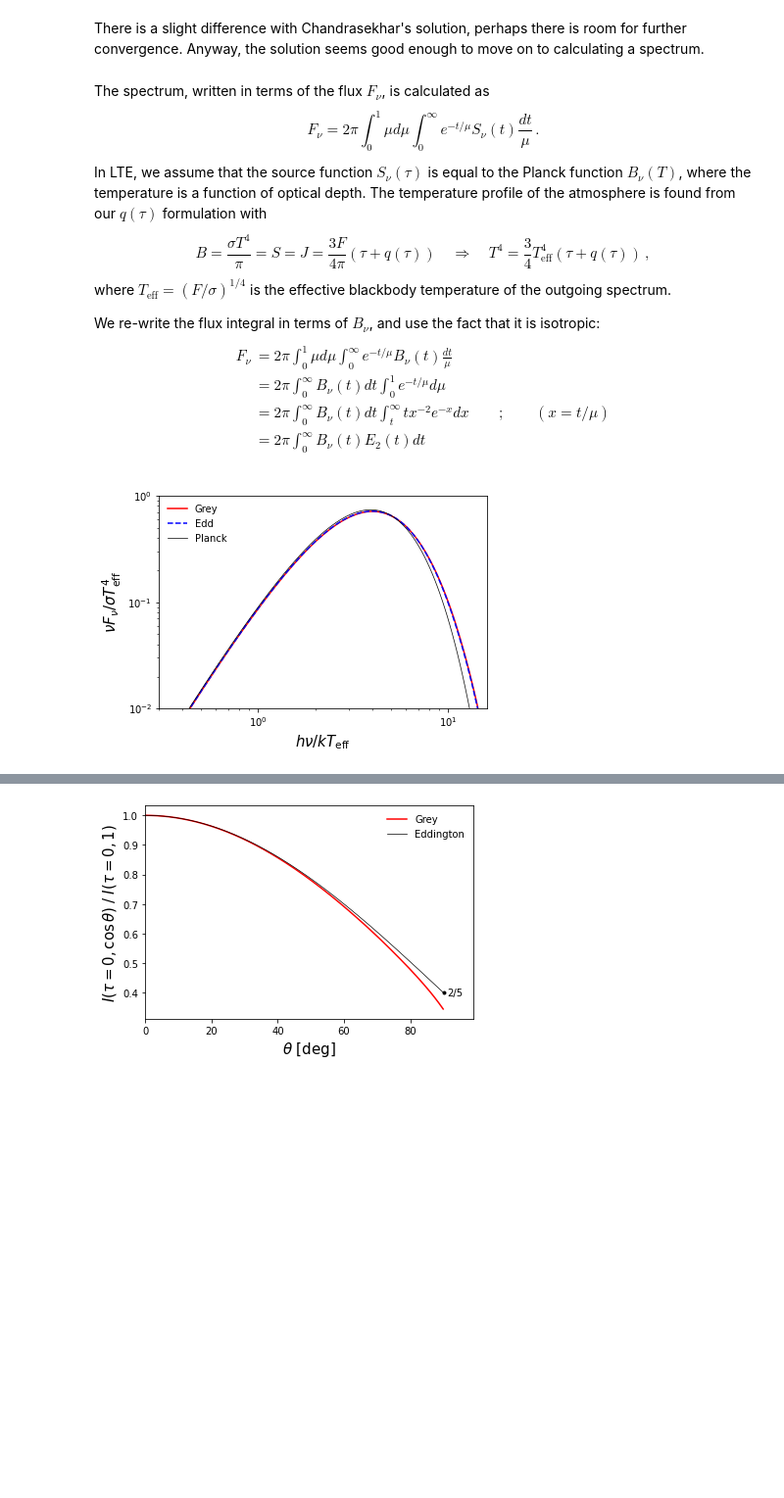
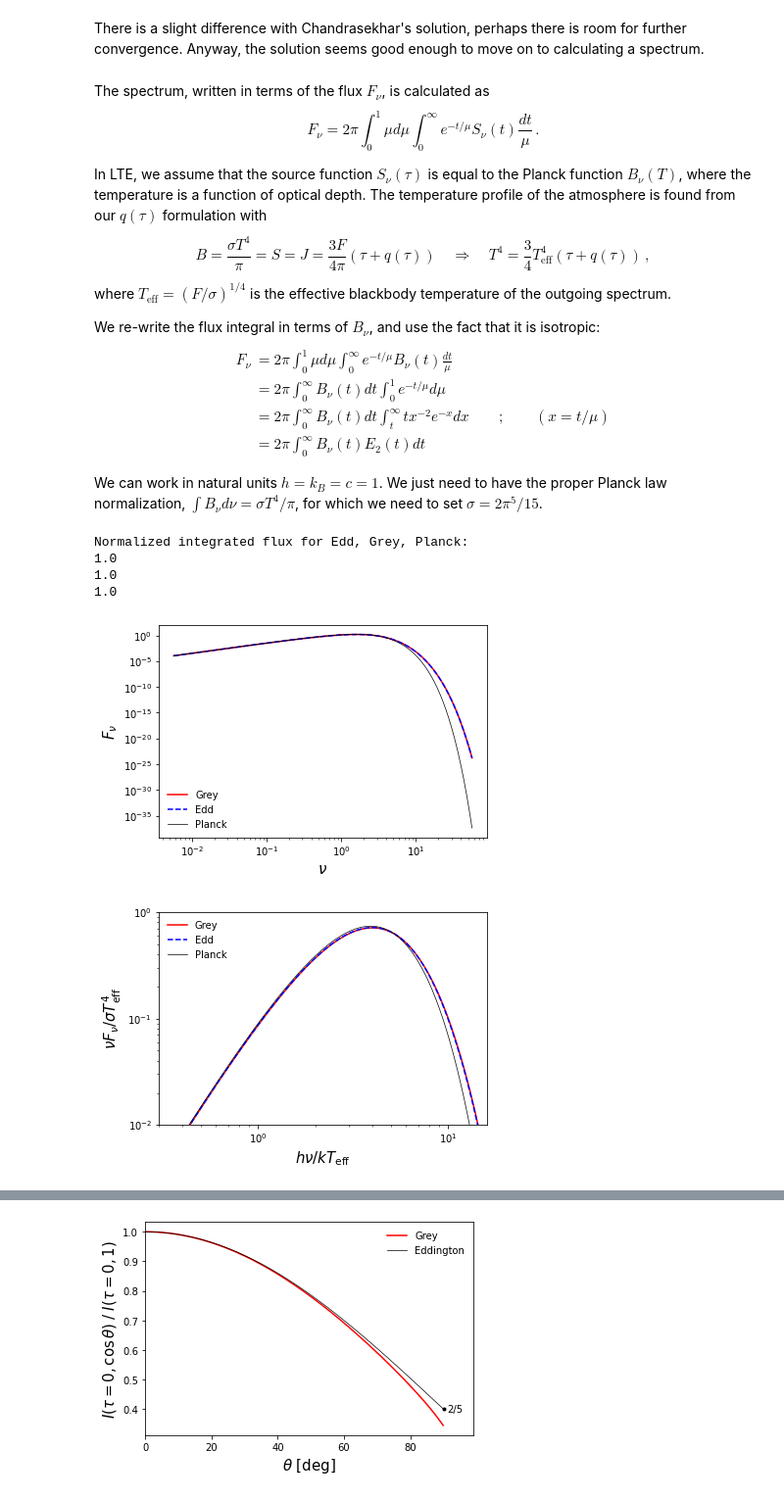
Before and after one commit to simonguichandut/phys642, a Jupyter notebook: grey_atmosphere.ipynb, the cells around one changed output, grey strips where cells are left out. Shown at 98% size. Cells and saved outputs as stored; diff of their text form; code cells hidden in the pictures; blank space fills up the shorter version.

Commit message:
added non-normalized spectrum

```diff
--- a/grey_atmosphere.ipynb
+++ b/grey_atmosphere.ipynb
@@ -178,8 +171,10 @@ There is a slight difference with Chandrasekhar's solution, perhaps there is roo
 # %% [markdown]
 The spectrum, written in terms of the flux $F_\nu$, is calculated as
 $$F_\nu=2\pi\int_0^1\mu d\mu\int_0^\infty e^{-t/\mu}S_\nu(t)\frac{dt}{\mu}\,.$$
+
 In LTE, we assume that the source function $S_\nu(\tau)$ is equal to the Planck function $B_\nu(T)$, where the temperature is a function of optical depth.  The temperature profile of the atmosphere is found from our $q(\tau)$ formulation with
 $$B=\frac{\sigma T^4}{\pi}=S=J=\frac{3F}{4\pi}(\tau+q(\tau))\quad\Rightarrow\quad T^4=\frac{3}{4}T^4_\text{eff}(\tau+q(\tau))\,,$$
+
 where $T_\text{eff}=(F/\sigma)^{1/4}$ is the effective blackbody temperature of the outgoing spectrum.
 
 We re-write the flux integral in terms of $B_\nu$, and use the fact that it is isotropic:
@@ -189,8 +184,11 @@ F_\nu&=2\pi\int_0^1\mu d\mu\int_0^\infty e^{-t/\mu}B_\nu(t)\frac{dt}{\mu}\\
 &=2\pi\int_0^\infty B_\nu(t) dt\int_t^\infty t x^{-2} e^{-x}dx \qquad;\qquad (x=t/\mu)\\
 &=2\pi\int_0^\infty B_\nu(t) E_2(t)dt
 \end{align}
+
+We can work in natural units $h=k_B=c=1$. We just need to have the proper Planck law normalization, $\int B_\nu d\nu=\sigma T^4/\pi$, for which we need to set $\sigma=2\pi^5/15$.
 # %%
 # Temperature profile of grey atmosphere for different approximations
+sigmarad = 2*np.pi**5/15
 Teff = (4*np.pi/3/sigmarad)**0.25  # recall 3F/4pi=1
 Tprofile_Planck = lambda t : Teff
 Tprofile_Edd    = lambda t : Teff * (0.75*(t+2/3))**0.25
@@ -199,37 +197,58 @@ Tprofile_Grey   = lambda t : Teff * (0.75*(t+qfunc(t)))**0.25    # Last 'qfunc'
 def Fnu(nu,Tprofile):
 
     def integrand(tau):
         T = Tprofile(tau)
-        Bnu = 2*h*nu**3/c**2 * 1/(exp(h*nu/kB/T) - 1)  # Planck function
+        Bnu = 2*nu**3/(exp(nu/T) - 1)  # Planck function (h=c=kB=1)
         return Bnu*expn(2,tau)
 
     y,_ = quad(integrand,0,np.inf)
     return 2*pi*y
 
 # Which frequencies are relevant? The peak is at x=hnu/kT ~ 2.8 (Wien's law), so ~10^0 in x-space
 x = np.logspace(-2,2,300)
-Nu = kB*Teff/h * x
+Nu = Teff * x
 
 # Do integral at every frequency
 Fnu_Edd,Fnu_Grey,Fnu_Planck = [],[],[]
 for nu in Nu:
     Fnu_Edd.append(Fnu(nu,Tprofile_Edd))
     Fnu_Grey.append(Fnu(nu,Tprofile_Grey))
     Fnu_Planck.append(Fnu(nu,Tprofile_Planck))
 
+# Make sure we have the correct integrated flux
+print("Normalized integrated flux for Edd, Grey, Planck:")
+for Fnu in (Fnu_Edd,Fnu_Grey,Fnu_Planck):
+    F = trapz(Fnu, x=Nu)
+    F /= (4*np.pi/3) # normalize by F0
+    print(round(F,2))
+
+# Plot spectrum
+plt.figure()
+plt.loglog(Nu, Fnu_Grey,'r',label='Grey')
+plt.loglog(Nu, Fnu_Edd,'b--',label='Edd')
+plt.loglog(Nu, Fnu_Planck,'k',label='Planck',lw=0.7)
+plt.xlabel(r'$\nu$',fontsize=15)
+plt.ylabel(r'$F_\nu$',fontsize=15)
+plt.legend(loc=3,frameon=False)
+
 # Plot in dimensionless units
 plt.figure()
 plt.loglog(x, Nu*Fnu_Grey/(sigmarad*Teff**4),'r',label='Grey')
-plt.loglog(x,Nu*Fnu_Edd/(sigmarad*Teff**4),'b--',label='Edd')
+plt.loglog(x, Nu*Fnu_Edd/(sigmarad*Teff**4),'b--',label='Edd')
 plt.loglog(x, Nu*Fnu_Planck/(sigmarad*Teff**4),'k',label='Planck',lw=0.7)
 plt.xlabel(r'$h\nu/kT_{\rm eff}$',fontsize=15)
 plt.ylabel(r'$\nu F_\nu/\sigma{T^4_{\rm eff}}$',fontsize=15)
 plt.legend(loc=2,frameon=False)
 plt.xlim([0.3,16])
 plt.ylim([0.01,1])
 plt.show()
 # %% [output]
+Normalized integrated flux for Edd, Grey, Planck:
+1.0
+1.0
+1.0
-[figure, old version]
+[figure, new version]
+[figure, added]
 # %% [markdown]
 The grey spectrum is slightly harder than the Planck spectrum, because it probes temperatures larger than $T_{\rm eff}$ at depth. Notice too that, as far as the spectrum goes, the Eddington approximaton does a very good job.
 
```
Also changed, not shown: parts of 4 cells of this notebook.
